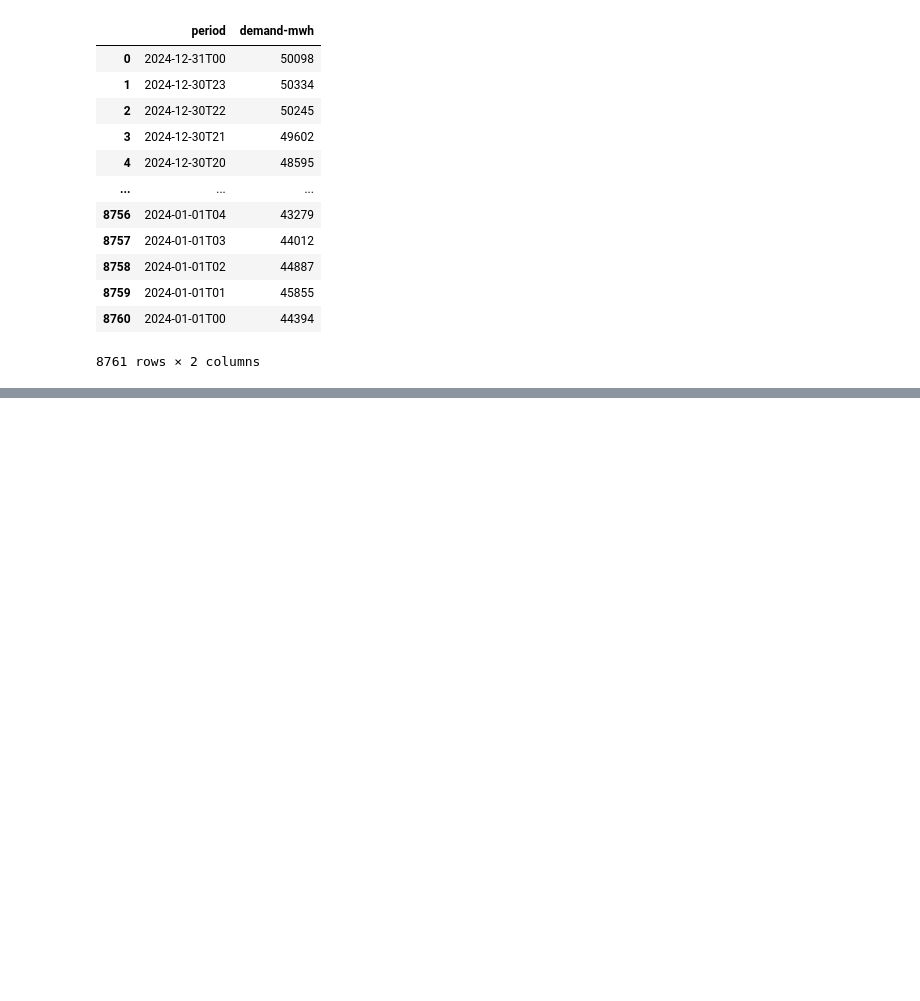
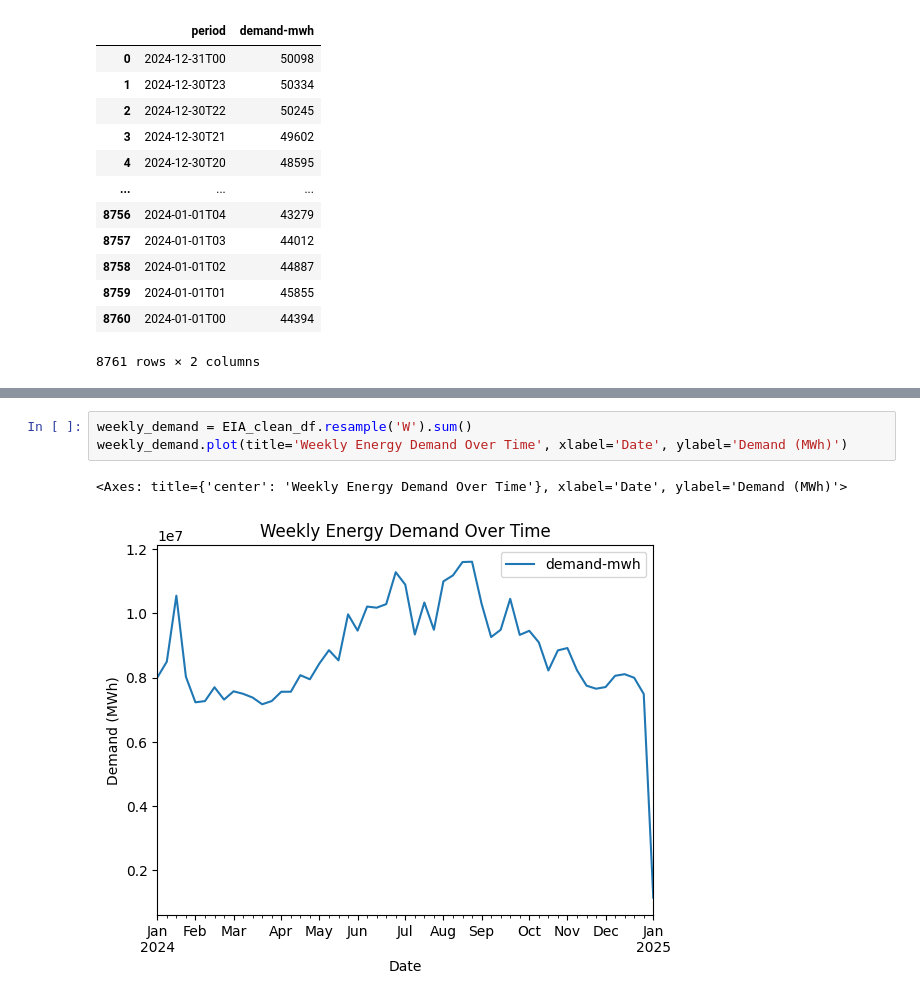
Before and after one commit to fatinys/gridwise, a Jupyter notebook: notebooks/analysis.ipynb, the cells around one changed output, grey strips where cells are left out. Drawn from its saved outputs; the diff is of its cells as text; blank space fills up the shorter version.

```diff
--- a/notebooks/analysis.ipynb
+++ b/notebooks/analysis.ipynb
@@ -124,0 +129,6 @@ EIA_clean_df.to_csv('./data/raw/test.csv')
+# %%
+weekly_demand = EIA_clean_df.resample('W').sum()
+weekly_demand.plot(title='Weekly Energy Demand Over Time', xlabel='Date', ylabel='Demand (MWh)')
+# %% [output]
+<Axes: title={'center': 'Weekly Energy Demand Over Time'}, xlabel='Date', ylabel='Demand (MWh)'>
+[figure, added]
```
Also changed, not shown: parts of 31 cells of this notebook, 5 other files.
